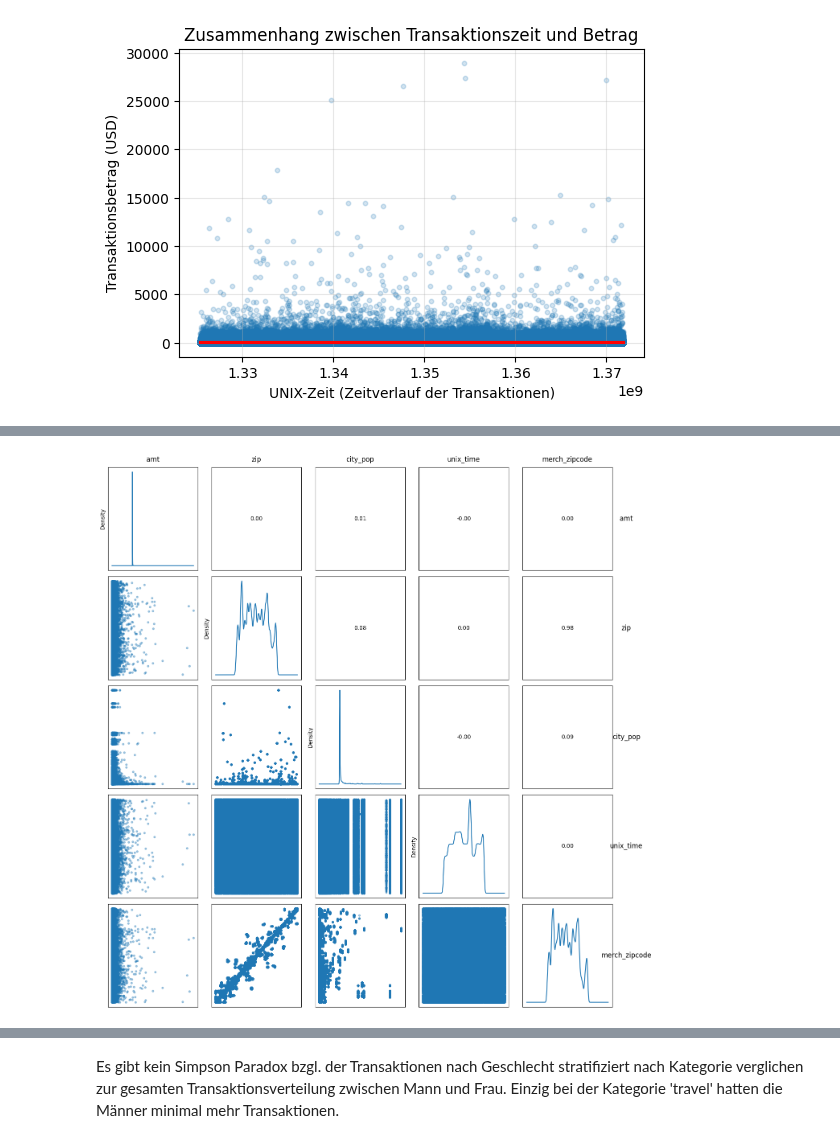
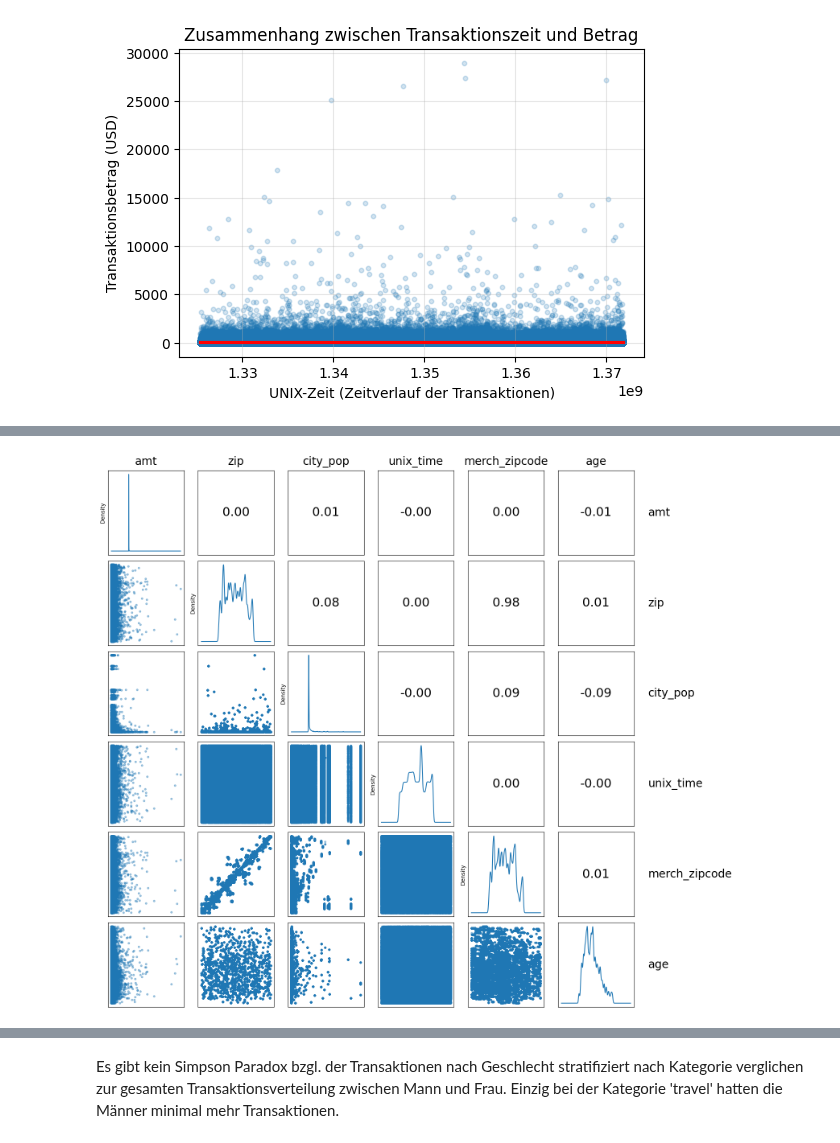
Before and after one commit to philethaler/Statistik-Datenbank, a Jupyter notebook: Analyse_4.ipynb, the cells around one changed output, grey strips where cells are left out. Saved outputs shown, nothing was run; the diff lists cells and outputs as text; code cells hidden in the pictures.

```diff
--- a/Analyse_4.ipynb
+++ b/Analyse_4.ipynb
@@ -109,3 +109,31 @@ Korrelation Betrag (amt) ↔ Zeit (unix_time)
  Spearman:  0.0006
  Kendall :  0.0004
 [figure]
+# %%
+from datetime import date
+# --- Korrelationen berechnen ---
+ds["dob"] = pd.to_datetime(ds["dob"])
+ds["age"] = (pd.Timestamp(date.today()) - ds["dob"]).dt.days / 365.25
+pearson  = ds["amt"].corr(ds["age"], method="pearson")
+spearman = ds["amt"].corr(ds["age"], method="spearman")
+kendall  = ds["amt"].corr(ds["age"], method="kendall")
+
+print("Korrelation Betrag (amt) ↔ Alter (dob)")
+print(f" Pearson : {pearson: .4f}")
+print(f" Spearman: {spearman: .4f}")
+print(f" Kendall : {kendall: .4f}")
+
+# --- Scatterplot mit Regressionslinie ---
+plt.figure(figsize=(6,4))
+sns.regplot(
+    x="age",
+    y="amt",
+    data=ds,
+    scatter_kws={"alpha":0.2, "s":10},
+    line_kws={"color":"red"}
+)
+plt.title("Zusammenhang zwischen Transaktionszeit und Alter")
+plt.xlabel("Alter")
+plt.ylabel("Transaktionsbetrag (USD)")
+plt.grid(True, alpha=0.3)
+plt.show()
@@ -127,7 +161,7 @@ numeric_ds.drop(columns=["Unnamed: 0","cc_num","lat","long","merch_lat","merch_l
 num_cols = numeric_ds.select_dtypes(include='number').columns
 n = len(num_cols)
 
-fig, axes = plt.subplots(n, n, figsize=(14, 14))
+fig, axes = plt.subplots(n, n, figsize=(16, 14))
 
 for i, col1 in enumerate(num_cols):
     for j, col2 in enumerate(num_cols):
@@ -138,37 +172,37 @@ for i, col1 in enumerate(num_cols):
             ax.scatter(numeric_ds[col2], numeric_ds[col1], alpha=0.4, s=10)
 
         # Obere Dreiecksmatrix: Korrelationswerte
         elif i < j:
             corr = numeric_ds[col1].corr(numeric_ds[col2])
-            ax.text(0.5, 0.5, f'{corr:.2f}', ha='center', va='center', fontsize=10)
+            ax.text(0.5, 0.5, f'{corr:.2f}', ha='center', va='center', fontsize=22)
 
         # Diagonale: KDE-Dichtekurve mit Pandas
         else:
             numeric_ds[col1].plot(kind='kde', ax=ax, lw=1.5)
 
         # Achsen ausblenden für Übersicht
         ax.set_xticks([])
         ax.set_yticks([])
 
         # Nur äußere Beschriftungen beibehalten
         if i < n - 1:
             ax.set_xticklabels([])
         if j > 0:
             ax.set_yticklabels([])
 
 # Spaltennamen oben
 for j, col in enumerate(num_cols):
-    axes[0, j].set_title(col, fontsize=12, pad=10)
+    axes[0, j].set_title(col, fontsize=20, pad=10)
 
 # Zeilennamen rechts
 for i, col in enumerate(num_cols):
     axes[i, -1].yaxis.set_label_position("right")
-    axes[i, -1].set_ylabel(col, rotation=0, labelpad=25, fontsize=12, va='center')
+    axes[i, -1].set_ylabel(col, rotation=0, labelpad=25, fontsize=20, horizontalalignment='left',va='center')
 
 plt.tight_layout()
 plt.show()
 # %% [output]
-[figure, old version]
+[figure, new version]
 # %%
 sns.set(style="whitegrid")
 
```
Also changed, not shown: parts of 3 cells of this notebook, 2 other files.
